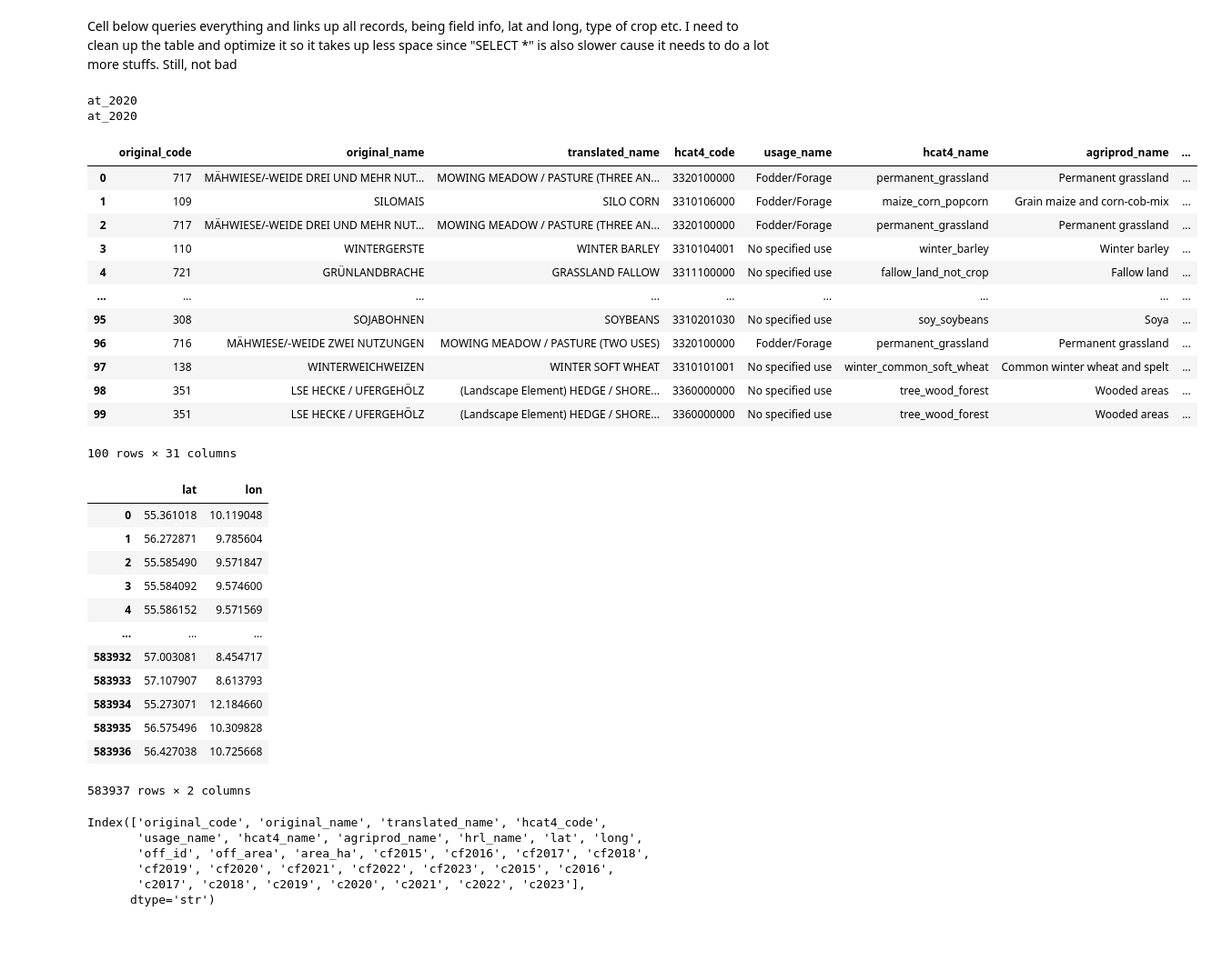
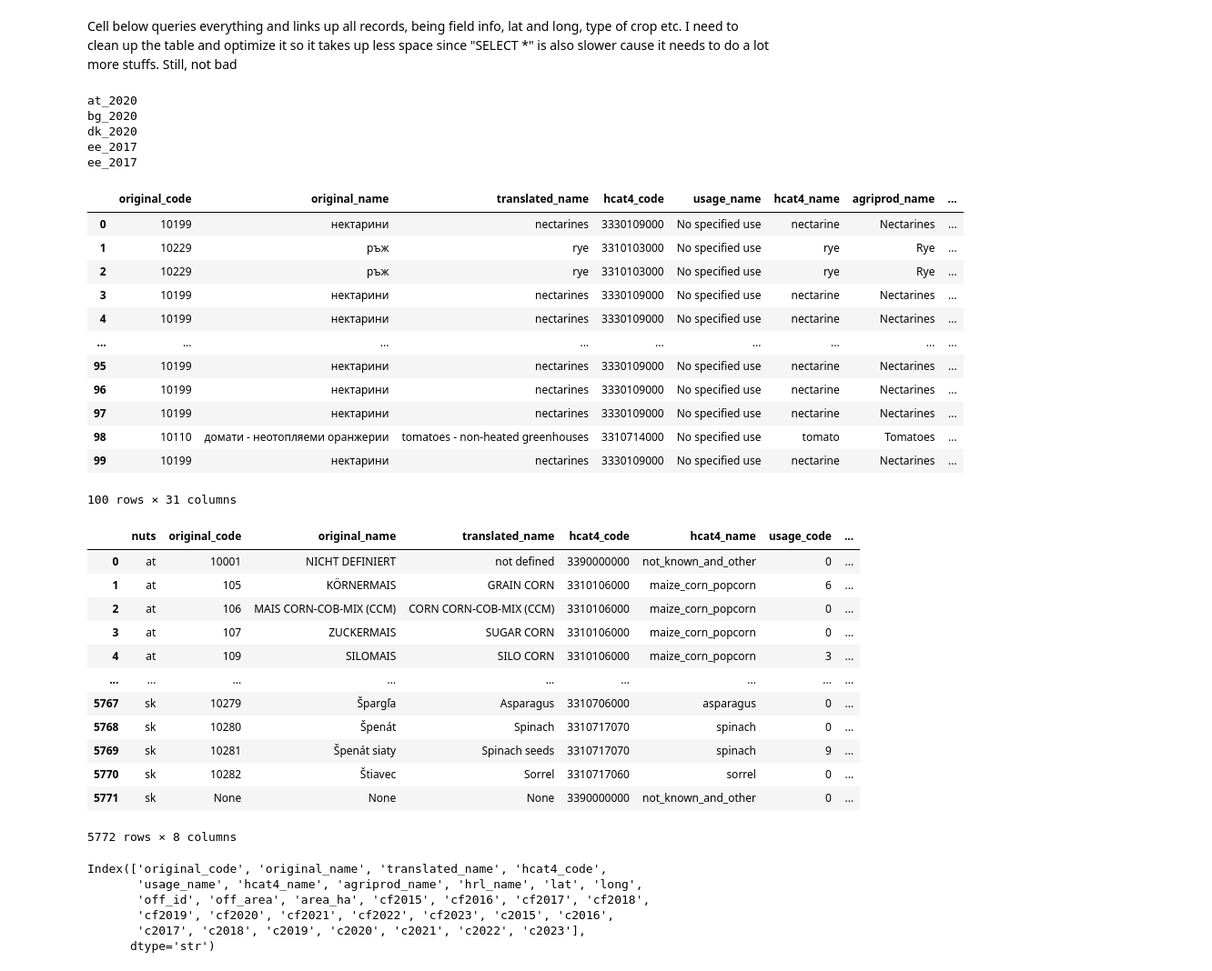
Before and after one commit to wr3nch623/RSSIA-Project, a Jupyter notebook: duckdb_dataget.ipynb, the cells around one changed output. Shown at 91% size. Saved outputs shown, nothing was run; the diff lists cells and outputs as text; code cells hidden in the pictures; blank space fills up the shorter version.

```diff
--- a/duckdb_dataget.ipynb
+++ b/duckdb_dataget.ipynb
@@ -125,7 +125,7 @@ for t in tables_df['name']:
     split = t.split('_')
 
     print(t)
-    if split[0] != 'dk':
+    if split[0] != 'ee':
         continue
 
     prefix, year = t.split("_")
@@ -150,62 +150,65 @@ for t in tables_df['name']:
         print(t)
         split = t.split('_')
         query = f"select e.original_code, e.original_name, e.translated_name, e.hcat4_code, e.usage_name," \
              f" h4a.hcat4_name, h4a.agriprod_name, h4hrl.hrl_name, ST_Y(ST_PointOnSurface(ST_Transform(repo.geom, 'EPSG:3035', 'EPSG:4326', true))) AS lat, ST_X(ST_PointOnSurface(ST_Transform(repo.geom, 'EPSG:3035', 'EPSG:4326', true))) AS long  " \
              f", repo.off_id, repo.off_area, repo.area_ha "\
              f", {dynamic_columns} " \
             "from hcat4 as h4 " \
             "join eurocrops as e on h4.hcat4_code = e.hcat4_code"\
             " join hcat4_agriprod_mapping as h4a on h4a.hcat4_code = h4.hcat4_code" \
             " join hcat4_hrl_mapping as h4hrl on h4hrl.hcat4_code = h4.hcat4_code" \
             f" join {t} as repo on repo.original_code = e.original_code join {split[0]}_stack as spl on repo.cropfield = spl.cropfield" \
             " LIMIT 100" # TODO REMEMBER TO DELETE THIS LINE OTHERWITSE NOTHING WILL WORK
 
         result = conn.execute(query).df()
 
         if resTotal.empty:
             resTotal = result.copy()
         else:
             resTotal = pd.concat([resTotal, result], ignore_index=True)
 
         break
 
 # del result
 # gc.collect()
 
 
 result
 # %% [output]
 at_2020
-at_2020
+bg_2020
+dk_2020
+ee_2017
+ee_2017
 |  | original_code | original_name | translated_name | hcat4_code | usage_name | hcat4_name | agriprod_name | ... |
-| 0 | 717 | MÄHWIESE/-WEIDE DREI UND MEHR NUT... | MOWING MEADOW / PASTURE (THREE AN... | 3320100000 | Fodder/Forage | permanent_grassland | Permanent grassland | ... |
-| 1 | 109 | SILOMAIS | SILO CORN | 3310106000 | Fodder/Forage | maize_corn_popcorn | Grain maize and corn-cob-mix | ... |
-| 2 | 717 | MÄHWIESE/-WEIDE DREI UND MEHR NUT... | MOWING MEADOW / PASTURE (THREE AN... | 3320100000 | Fodder/Forage | permanent_grassland | Permanent grassland | ... |
-| 3 | 110 | WINTERGERSTE | WINTER BARLEY | 3310104001 | No specified use | winter_barley | Winter barley | ... |
-| 4 | 721 | GRÜNLANDBRACHE | GRASSLAND FALLOW | 3311100000 | No specified use | fallow_land_not_crop | Fallow land | ... |
+| 0 | 10199 | нектарини | nectarines | 3330109000 | No specified use | nectarine | Nectarines | ... |
+| 1 | 10229 | ръж | rye | 3310103000 | No specified use | rye | Rye | ... |
+| 2 | 10229 | ръж | rye | 3310103000 | No specified use | rye | Rye | ... |
+| 3 | 10199 | нектарини | nectarines | 3330109000 | No specified use | nectarine | Nectarines | ... |
+| 4 | 10199 | нектарини | nectarines | 3330109000 | No specified use | nectarine | Nectarines | ... |
 | ... | ... | ... | ... | ... | ... | ... | ... | ... |
-| 95 | 308 | SOJABOHNEN | SOYBEANS | 3310201030 | No specified use | soy_soybeans | Soya | ... |
-| 96 | 716 | MÄHWIESE/-WEIDE ZWEI NUTZUNGEN | MOWING MEADOW / PASTURE (TWO USES) | 3320100000 | Fodder/Forage | permanent_grassland | Permanent grassland | ... |
-| 97 | 138 | WINTERWEICHWEIZEN | WINTER SOFT WHEAT | 3310101001 | No specified use | winter_common_soft_wheat | Common winter wheat and spelt | ... |
-| 98 | 351 | LSE HECKE / UFERGEHÖLZ | (Landscape Element) HEDGE / SHORE... | 3360000000 | No specified use | tree_wood_forest | Wooded areas | ... |
-| 99 | 351 | LSE HECKE / UFERGEHÖLZ | (Landscape Element) HEDGE / SHORE... | 3360000000 | No specified use | tree_wood_forest | Wooded areas | ... |
+| 95 | 10199 | нектарини | nectarines | 3330109000 | No specified use | nectarine | Nectarines | ... |
+| 96 | 10199 | нектарини | nectarines | 3330109000 | No specified use | nectarine | Nectarines | ... |
+| 97 | 10199 | нектарини | nectarines | 3330109000 | No specified use | nectarine | Nectarines | ... |
+| 98 | 10110 | домати - неотопляеми оранжерии | tomatoes - non-heated greenhouses | 3310714000 | No specified use | tomato | Tomatoes | ... |
+| 99 | 10199 | нектарини | nectarines | 3330109000 | No specified use | nectarine | Nectarines | ... |
 100 rows × 31 columns
 # %%
-conn.execute("SELECT ST_Y(p) AS lat, ST_X(p) AS lon FROM (SELECT ST_PointOnSurface(ST_Transform(geom, 'EPSG:3035', 'EPSG:4326', true)) AS p FROM dk_2020);").df()
+conn.execute("select * from eurocrops").df()
 # %% [output]
-|  | lat | lon |
-| 0 | 55.361018 | 10.119048 |
-| 1 | 56.272871 | 9.785604 |
-| 2 | 55.585490 | 9.571847 |
-| 3 | 55.584092 | 9.574600 |
-| 4 | 55.586152 | 9.571569 |
-| ... | ... | ... |
-| 583932 | 57.003081 | 8.454717 |
-| 583933 | 57.107907 | 8.613793 |
-| 583934 | 55.273071 | 12.184660 |
-| 583935 | 56.575496 | 10.309828 |
-| 583936 | 56.427038 | 10.725668 |
+|  | nuts | original_code | original_name | translated_name | hcat4_code | hcat4_name | usage_code | ... |
+| 0 | at | 10001 | NICHT DEFINIERT | not defined | 3390000000 | not_known_and_other | 0 | ... |
+| 1 | at | 105 | KÖRNERMAIS | GRAIN CORN | 3310106000 | maize_corn_popcorn | 6 | ... |
+| 2 | at | 106 | MAIS CORN-COB-MIX (CCM) | CORN CORN-COB-MIX (CCM) | 3310106000 | maize_corn_popcorn | 0 | ... |
+| 3 | at | 107 | ZUCKERMAIS | SUGAR CORN | 3310106000 | maize_corn_popcorn | 0 | ... |
+| 4 | at | 109 | SILOMAIS | SILO CORN | 3310106000 | maize_corn_popcorn | 3 | ... |
+| ... | ... | ... | ... | ... | ... | ... | ... | ... |
+| 5767 | sk | 10279 | Špargľa | Asparagus | 3310706000 | asparagus | 0 | ... |
+| 5768 | sk | 10280 | Špenát | Spinach | 3310717070 | spinach | 0 | ... |
+| 5769 | sk | 10281 | Špenát siaty | Spinach seeds | 3310717070 | spinach | 9 | ... |
+| 5770 | sk | 10282 | Štiavec | Sorrel | 3310717060 | sorrel | 0 | ... |
+| 5771 | sk | None | None | None | 3390000000 | not_known_and_other | 0 | ... |
-583937 rows × 2 columns
+5772 rows × 8 columns
 # %%
 resTotal.columns
 # %% [output]
```
